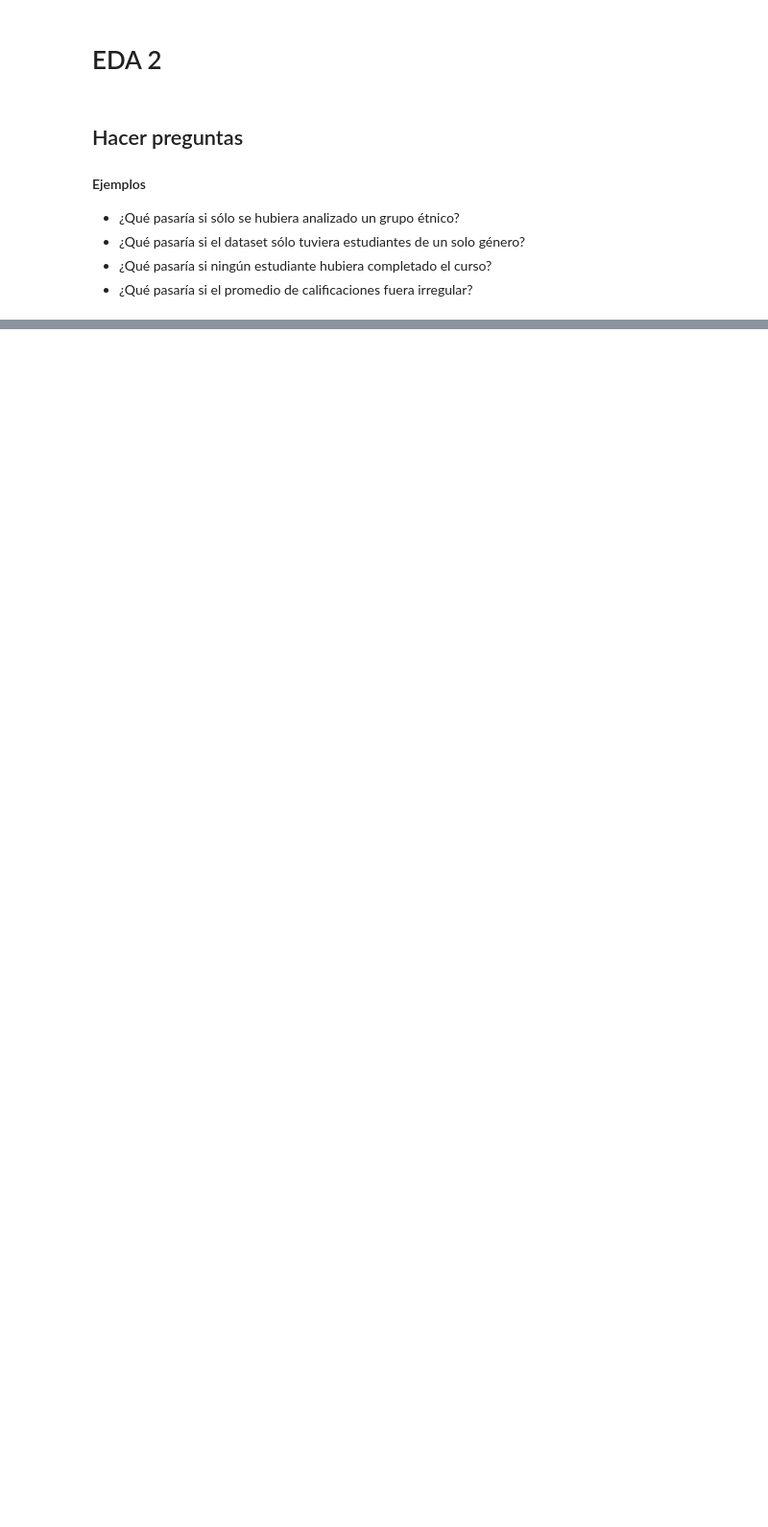
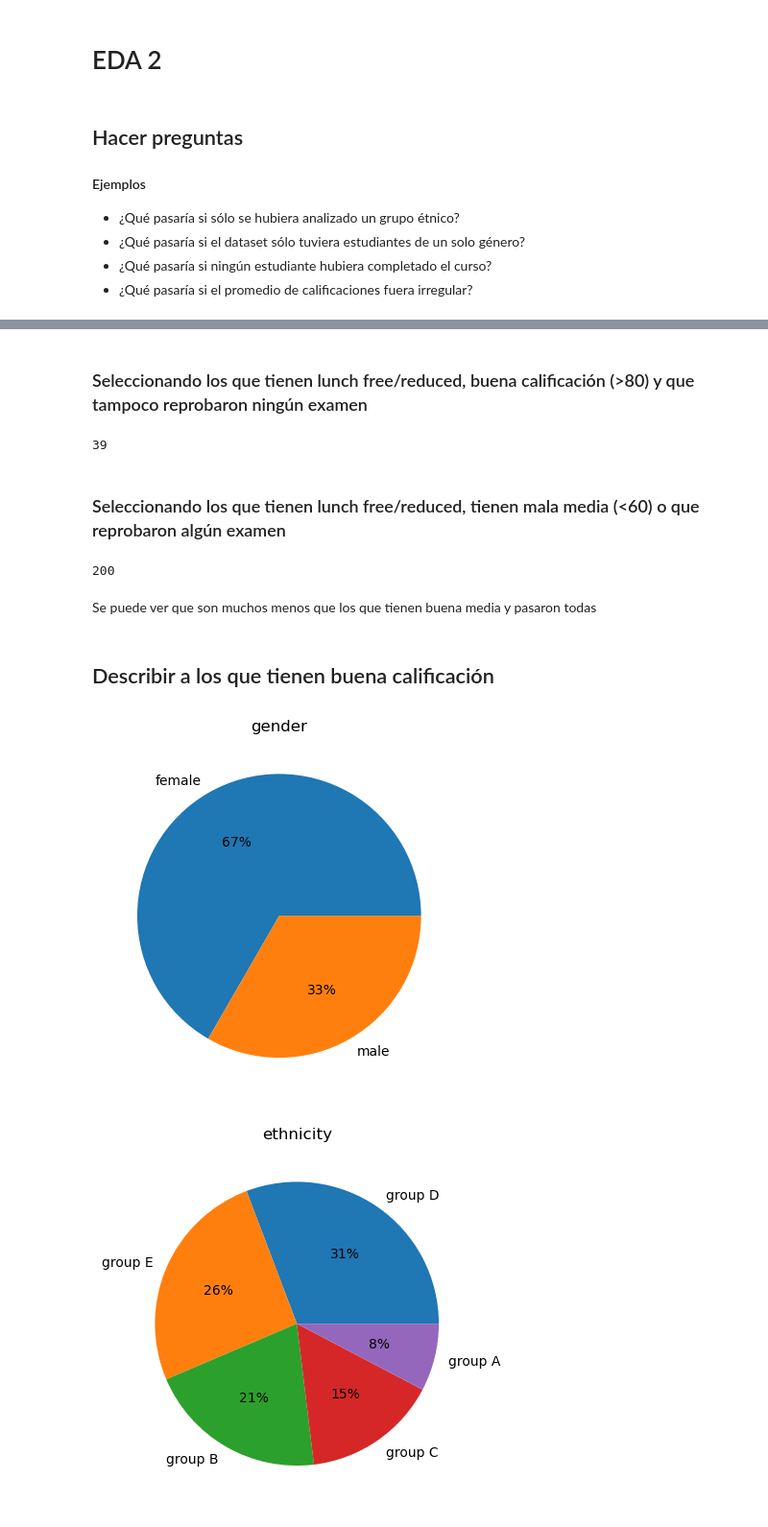
Before and after one commit to MarioChvx/ciencia_de_datos_PAMBAZO, a Jupyter notebook: proyectos/unidad1/proyecto_eda/nueva_expo.ipynb, the cells around one changed output, grey strips where cells are left out. Shown at 96% size. Saved outputs shown, nothing was run; the diff lists cells and outputs as text; code cells hidden in the pictures; blank space fills up the shorter version.

```diff
--- a/proyectos/unidad1/proyecto_eda/nueva_expo.ipynb
+++ b/proyectos/unidad1/proyecto_eda/nueva_expo.ipynb
@@ -78,0 +107,54 @@ for category in df_free.select_dtypes(include=object).columns:
+# %%
+def pandas_pie(data: pd.DataFrame):
+    categories = list(data.select_dtypes(include= 'object'))
+    num_rows = data.shape[0]
+    for i, cat in enumerate(categories):
+        counts = data[cat].value_counts().reset_index()
+        labels = list(counts['index'])
+        nums = np.array(counts[cat]) / num_rows
+        plt.title(f'{cat}')
+        plt.pie(nums, labels= labels, autopct='%.0f%%')
+        plt.show()
+# %% [markdown]
+### Seleccionando los que tienen lunch free/reduced, buena calificación (>80) y que tampoco reprobaron ningún examen
+# %%
+df_free_pass = (
+    df_free[
+        (df_free.mean_score >= 80)
+        & (df_free.math_score > 60)
+        & (df_free.reading_score > 60)
+        & (df_free.writing_score > 60)
+    ]
+    .assign(
+        parent_education = lambda df: df.parent_education.replace(
+            list(df.parent_education.unique()),
+            ['universidad', 'preparatoria', 'universidad', 'universidad', 'preparatoria', 'preparatoria']
+        )
+    )
+)
+len(df_free_pass)
+# %% [output]
+39
+# %% [markdown]
+### Seleccionando los que tienen lunch free/reduced, tienen mala media (<60) o que reprobaron algún examen
+# %%
+df_free_bad = (
+    df_free[
+        (df_free.mean_score < 60)
+        | (df_free.math_score < 60)
+        | (df_free.reading_score < 60)
+        | (df_free.writing_score < 60)
+    ]
+)
+len(df_free_bad.index)
+# %% [output]
+200
+# %% [markdown]
+Se puede ver que son muchos menos que los que tienen buena media y pasaron todas
+# %% [markdown]
+## Describir a los que tienen buena calificación
+# %%
+pandas_pie(df_free_pass)
+# %% [output]
+[figure, added]
+[figure, added]
```
Also changed, not shown: parts of 16 cells of this notebook.
